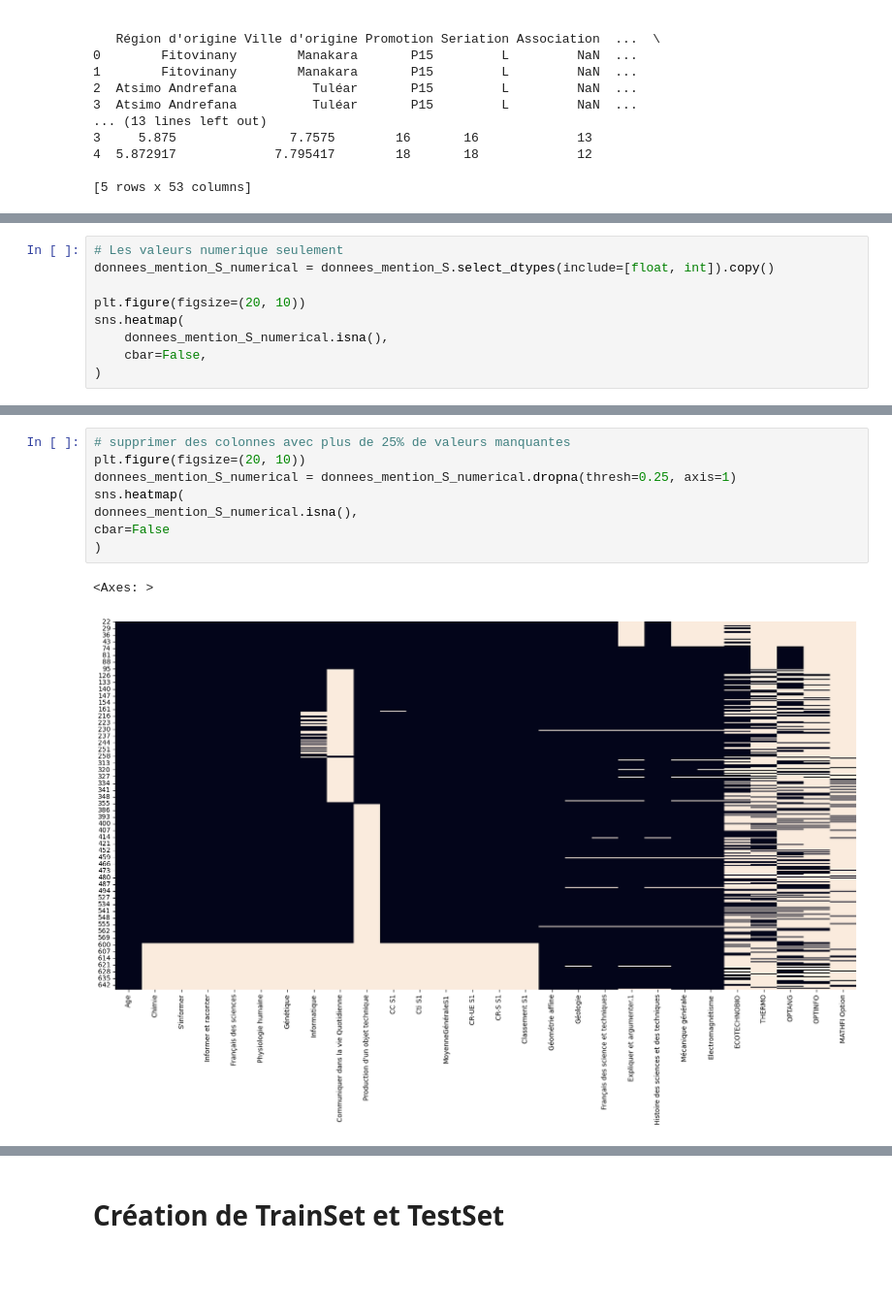
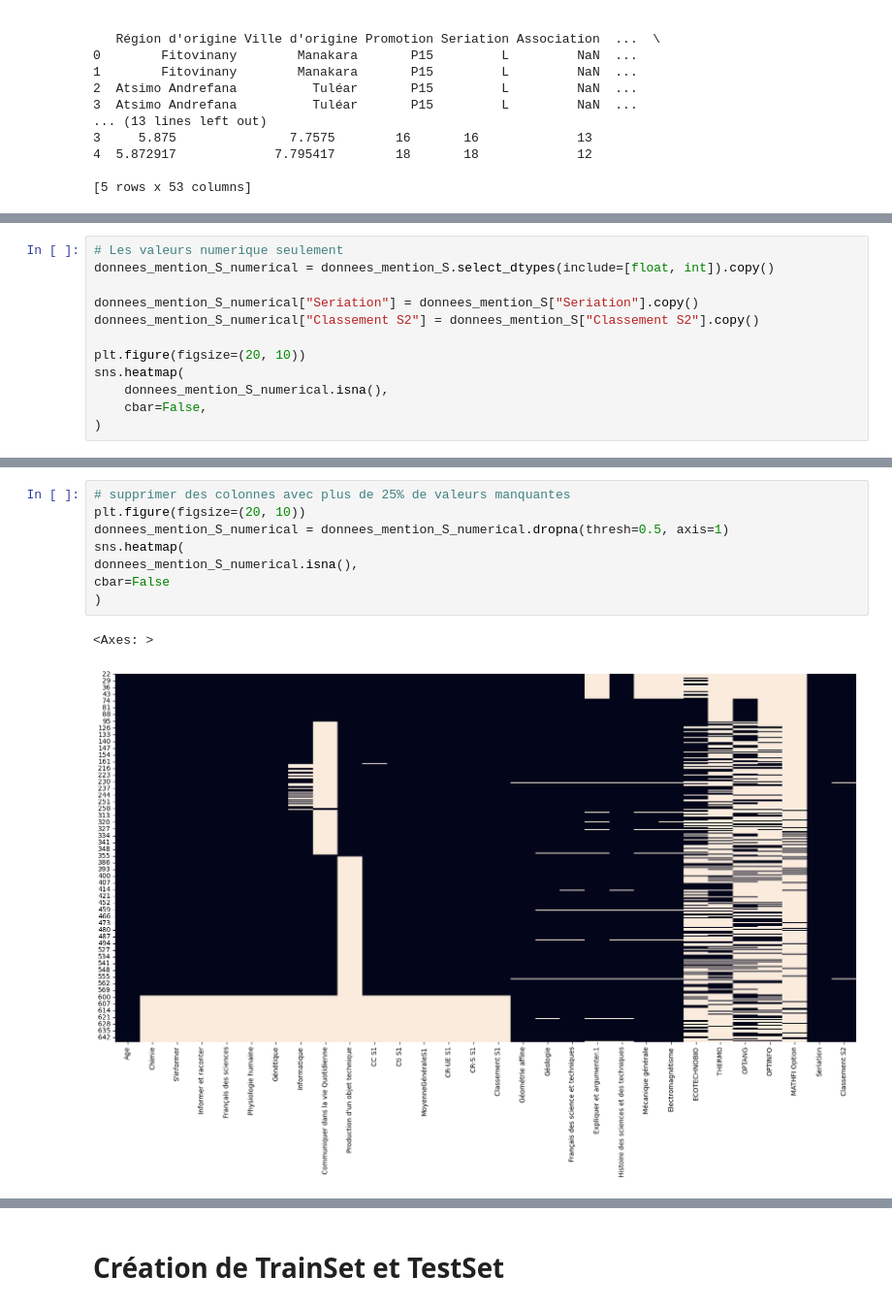
Before and after one commit to TsioryFano/projetM2python, a Jupyter notebook: exploration.ipynb, the cells around one changed output, grey strips where cells are left out. Shown at 97% size. Saved outputs shown, nothing was run; the diff lists cells and outputs as text; blank space fills up the shorter version.

```diff
--- a/exploration.ipynb
+++ b/exploration.ipynb
@@ -252,6 +253,9 @@ print(donnees_mention_L.head())
 # %%
 # Les valeurs numerique seulement
 donnees_mention_S_numerical = donnees_mention_S.select_dtypes(include=[float, int]).copy()
+
+donnees_mention_S_numerical["Seriation"] = donnees_mention_S["Seriation"].copy()
+donnees_mention_S_numerical["Classement S2"] = donnees_mention_S["Classement S2"].copy()
 
 plt.figure(figsize=(20, 10))
 sns.heatmap(
@@ -264,14 +268,14 @@ sns.heatmap(
 # %%
 # supprimer des colonnes avec plus de 25% de valeurs manquantes
 plt.figure(figsize=(20, 10))
-donnees_mention_S_numerical = donnees_mention_S_numerical.dropna(thresh=0.25, axis=1)
+donnees_mention_S_numerical = donnees_mention_S_numerical.dropna(thresh=0.5, axis=1)
 sns.heatmap(
 donnees_mention_S_numerical.isna(),
 cbar=False
 )
 # %% [output]
 <Axes: >
-[figure, old version]
+[figure, new version]
 # %%
 #Suprression des lignes avec bcp de vides
 # Calculer le seuil minimal de valeurs non manquantes pour l'ensemble du DataFrame
```
Also changed, not shown: parts of 26 cells of this notebook, 1 other file.
